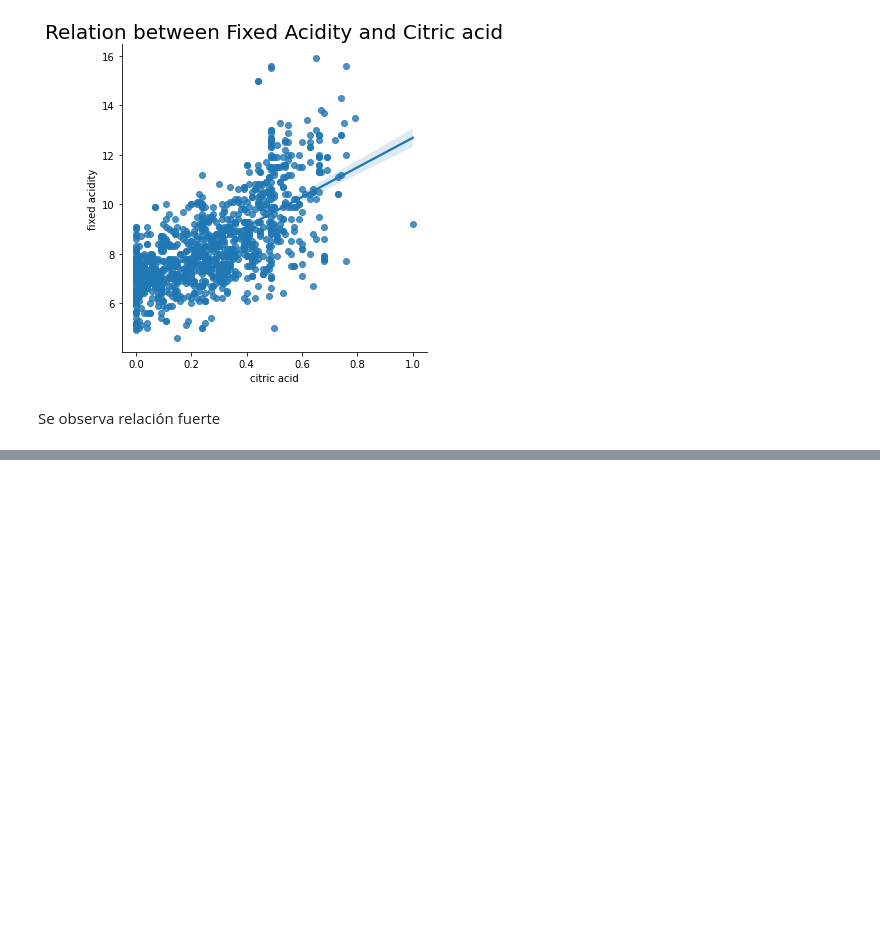
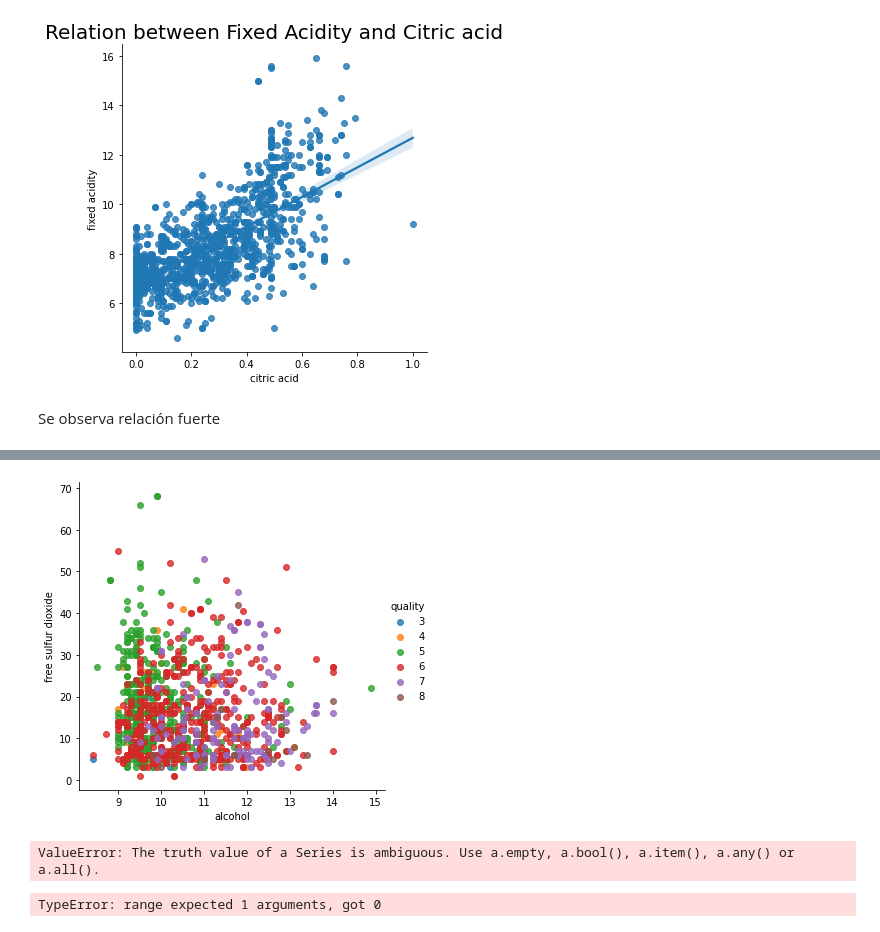
Before and after one commit to aelorza8/alejandro8, a Jupyter notebook: Actividad6_A00826985.ipynb, the cells around one changed output, grey strips where cells are left out. Cells and saved outputs as stored; diff of their text form; code cells hidden in the pictures; blank space fills up the shorter version.

```diff
--- a/Actividad6_A00826985.ipynb
+++ b/Actividad6_A00826985.ipynb
@@ -142,0 +159,65 @@ Se observa relación fuerte
+# %%
+sns.lmplot(x= 'alcohol',
+           y='free sulfur dioxide',
+           data = df,
+           fit_reg = False,
+           hue = 'quality'
+          )
+plt.show(100)
+# %% [output]
+[figure, added]
+# %%
+sns.boxplot(data =df.loc[:,
+                         ['alcohol','fixed acidity','volatile acidity','citric acid', 'residual sugar', 'chlorides', 'free sulfur dioxide', 'total sulfur dioxide','density', 'pH', 'sulphates', 'alcohol']
+                        ]
+           )
+# %% [output]
+ValueError: The truth value of a Series is ambiguous. Use a.empty, a.bool(), a.item(), a.any() or a.all().
+# %%
+G20 = 0
+G30 = 0
+G40 = 0
+G50 = 0
+G60 = 0
+G70 = 0
+ab = df['quality']
+for i in range():
+    if ab[i] ==3:
+        G20 = G20 + 1
+    #elif ab[i] =4:
+        #G30 = G30 + 1
+    #elif ab[i] =5:
+        #G40 = G40 + 1
+    #elif ab[i] =6:
+        #G50 = G50 + 1
+    #elif ab[i] =7:
+        #G60 =G60 + 1
+    #elif ab[i] =8:
+        #G70 =G70+ 1
+
+
+
+
+Qualities = ['3', '4', '5', '6','7','8',]
+cantidad = [G20, G30, G40, G50,G60,G70,]
+df2 = pd.DataFrame()
+df2['quality'] = Qualities
+df2['frequency'] = frequency
+explode_list = [0.02,0.04,0.06,0.08]
+color_list = ['skyblue', 'coral', 'orange', 'gold']
+df2['cantidad'].plot(kind = 'pie',
+ figsize = (15,6),
+ startangle = 90,
+ shadow = True,
+ labels = None,
+ autopct = '%1.1f%%',
+ pctdistance = 1.1,
+ explode = explode_list,
+ colors = color_list,
+ )
+plt.legend(labels = df2.qualities,
+ bbox_to_anchor = (0.95,1.0)
+ )
+plt.show()
+# %% [output]
+TypeError: range expected 1 arguments, got 0
```
Also changed, not shown: parts of 17 cells of this notebook.
